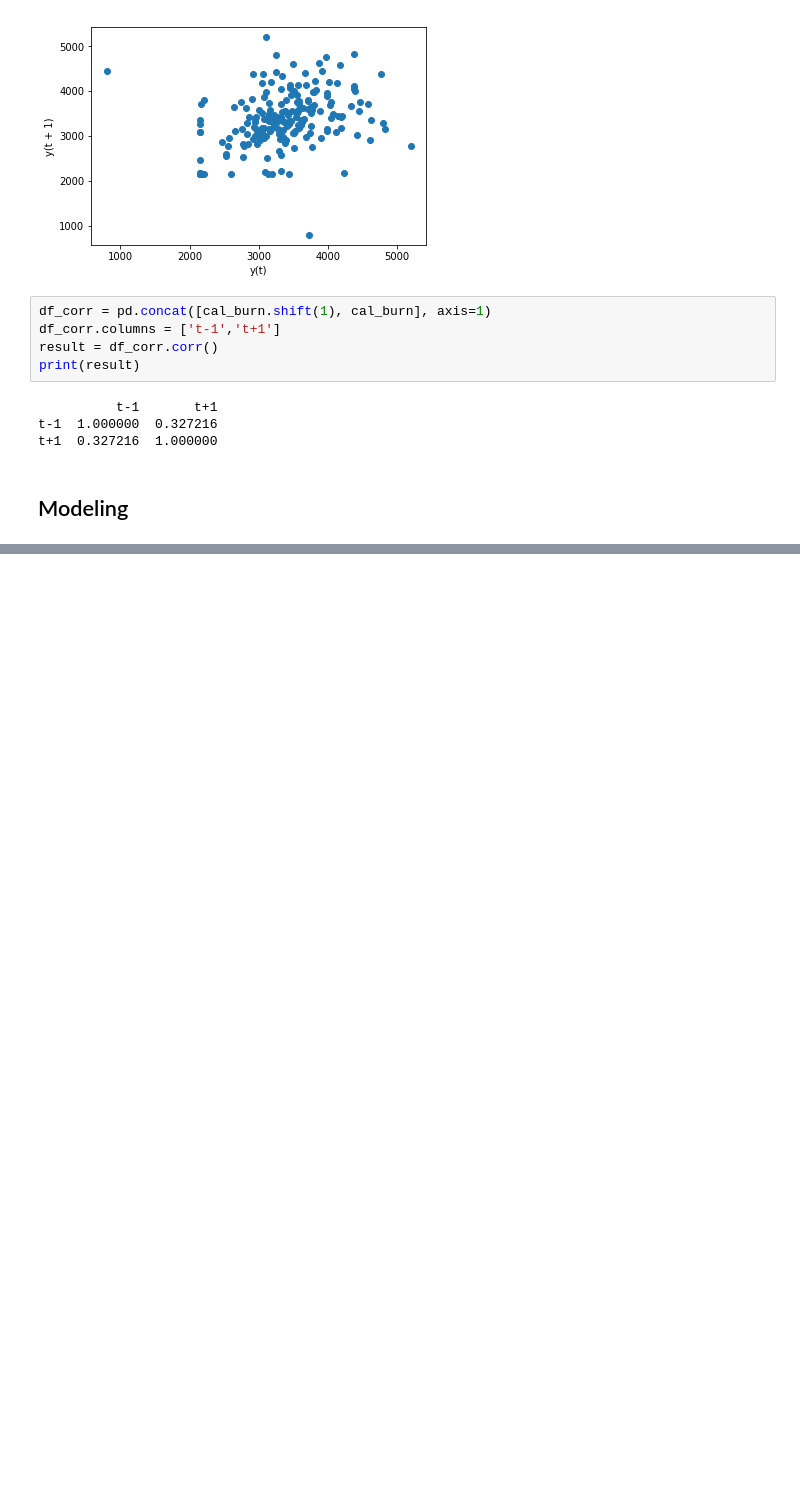
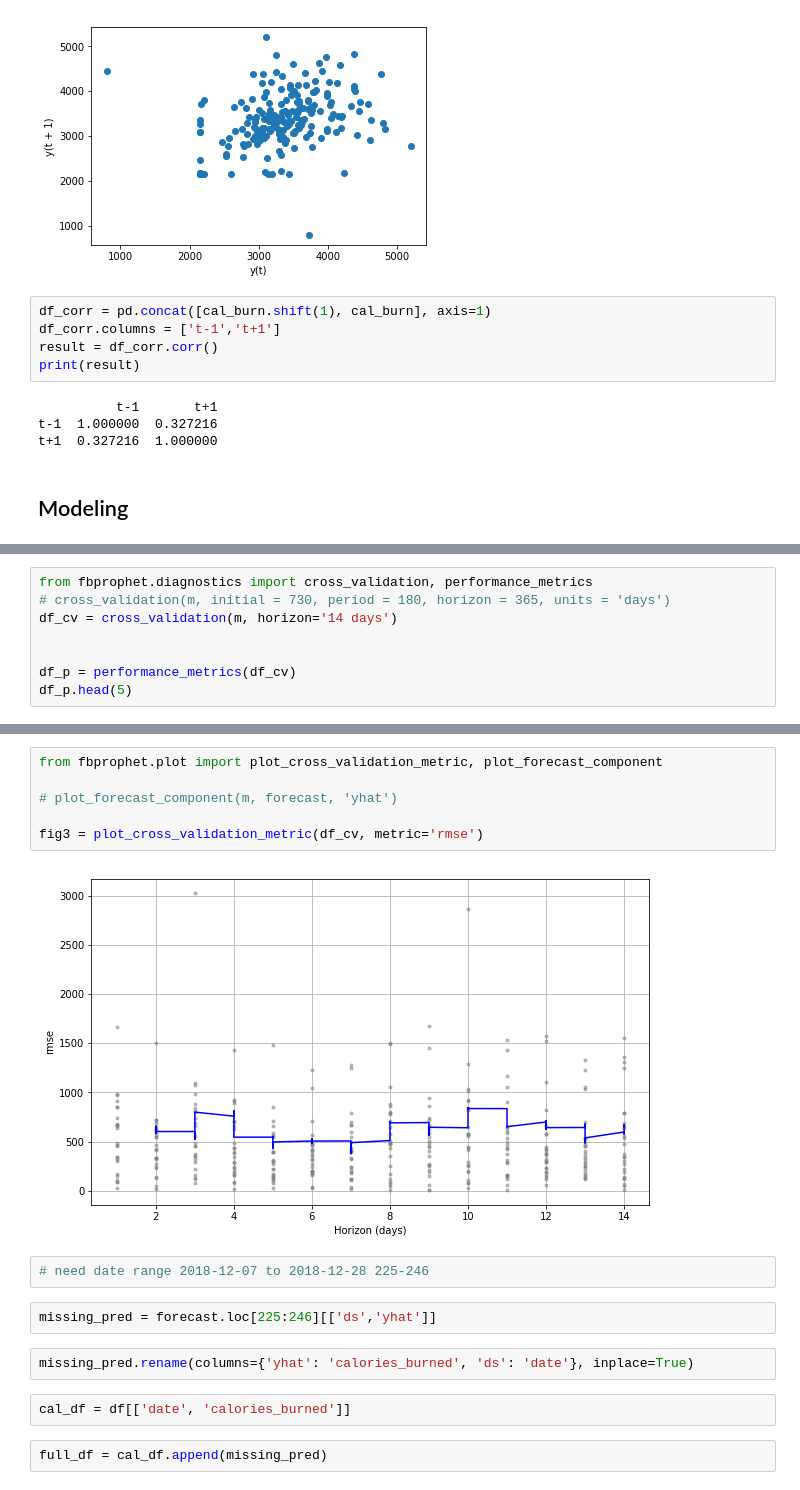
Before and after one commit to tsa-project-steven-matt/tsa_project, a Jupyter notebook: tsa_steven.ipynb, the cells around one changed output, grey strips where cells are left out. Cells and saved outputs as stored; diff of their text form; blank space fills up the shorter version.

```diff
--- a/tsa_steven.ipynb
+++ b/tsa_steven.ipynb
@@ -309,0 +392,8 @@ t+1  0.327216  1.000000
+# %%
+from fbprophet.diagnostics import cross_validation, performance_metrics
+# cross_validation(m, initial = 730, period = 180, horizon = 365, units = 'days')
+df_cv = cross_validation(m, horizon='14 days')
+
+
+df_p = performance_metrics(df_cv)
+df_p.head(5)
@@ -309,0 +408,18 @@ t+1  0.327216  1.000000
+# %%
+from fbprophet.plot import plot_cross_validation_metric, plot_forecast_component
+
+# plot_forecast_component(m, forecast, 'yhat')
+
+fig3 = plot_cross_validation_metric(df_cv, metric='rmse')
+# %% [output]
+[figure, added]
+# %%
+# need date range 2018-12-07 to 2018-12-28 225-246
+# %%
+missing_pred = forecast.loc[225:246][['ds','yhat']]
+# %%
+missing_pred.rename(columns={'yhat': 'calories_burned', 'ds': 'date'}, inplace=True)
+# %%
+cal_df = df[['date', 'calories_burned']]
+# %%
+full_df = cal_df.append(missing_pred)
```
Also changed, not shown: parts of 15 cells of this notebook.
